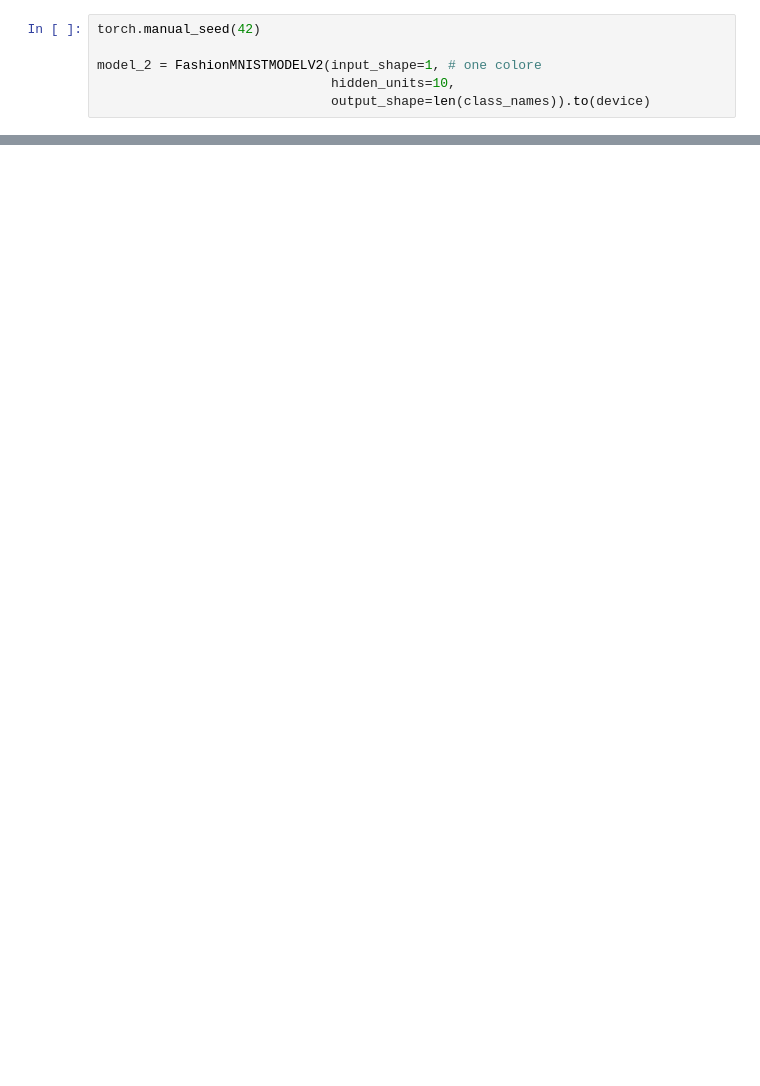
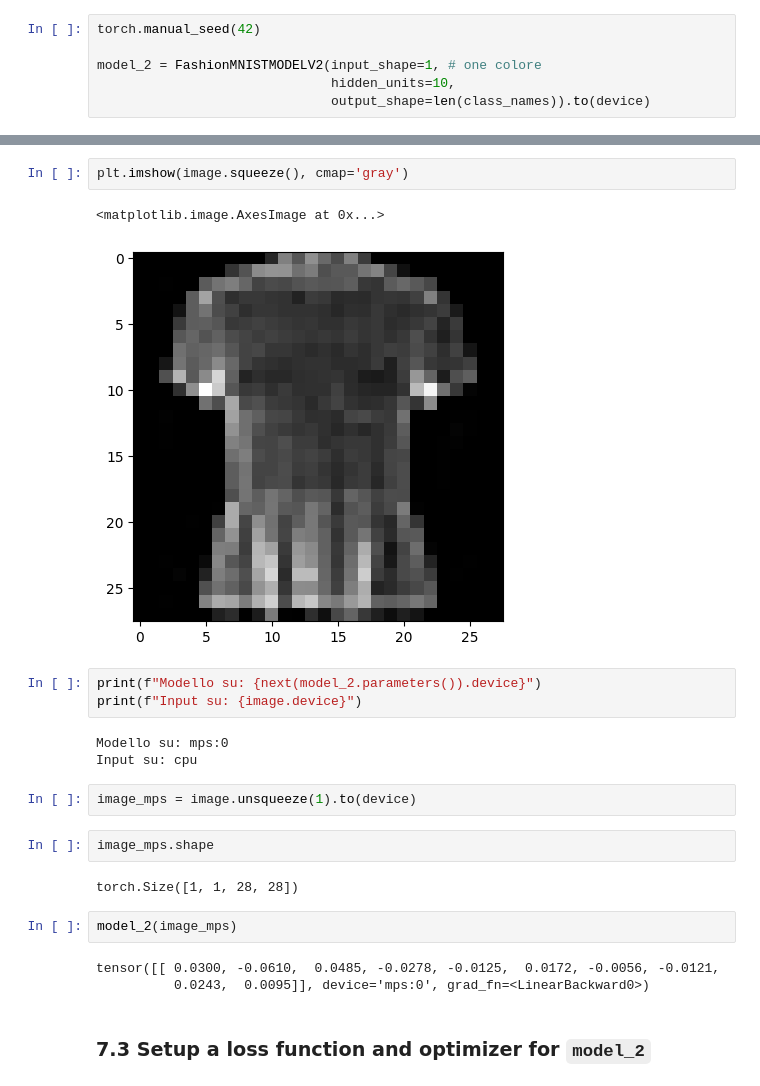
Before and after one commit to Pandagan-85/ztm_pytorch_bootcamp, a Jupyter notebook: 03_PyTorch_Computer_Vision.ipynb, the cells around one changed output, grey strips where cells are left out. Saved outputs shown, nothing was run; the diff lists cells and outputs as text; blank space fills up the shorter version.

```diff
--- a/03_PyTorch_Computer_Vision.ipynb
+++ b/03_PyTorch_Computer_Vision.ipynb
@@ -828,0 +1009,24 @@ model_2 = FashionMNISTMODELV2(input_shape=1, # one colore
+# %%
+plt.imshow(image.squeeze(), cmap='gray')
+# %% [output]
+<matplotlib.image.AxesImage at 0x...>
+[figure, added]
+# %%
+print(f"Modello su: {next(model_2.parameters()).device}")
+print(f"Input su: {image.device}")
+# %% [output]
+Modello su: mps:0
+Input su: cpu
+# %%
+image_mps = image.unsqueeze(1).to(device)
+# %%
+image_mps.shape
+# %% [output]
+torch.Size([1, 1, 28, 28])
+# %%
+model_2(image_mps)
+# %% [output]
+tensor([[ 0.0300, -0.0610,  0.0485, -0.0278, -0.0125,  0.0172, -0.0056, -0.0121,
+          0.0243,  0.0095]], device='mps:0', grad_fn=<LinearBackward0>)
+# %% [markdown]
+### 7.3 Setup a loss function and optimizer for `model_2`
```
Also changed, not shown: parts of 53 cells of this notebook, 4 other files.
